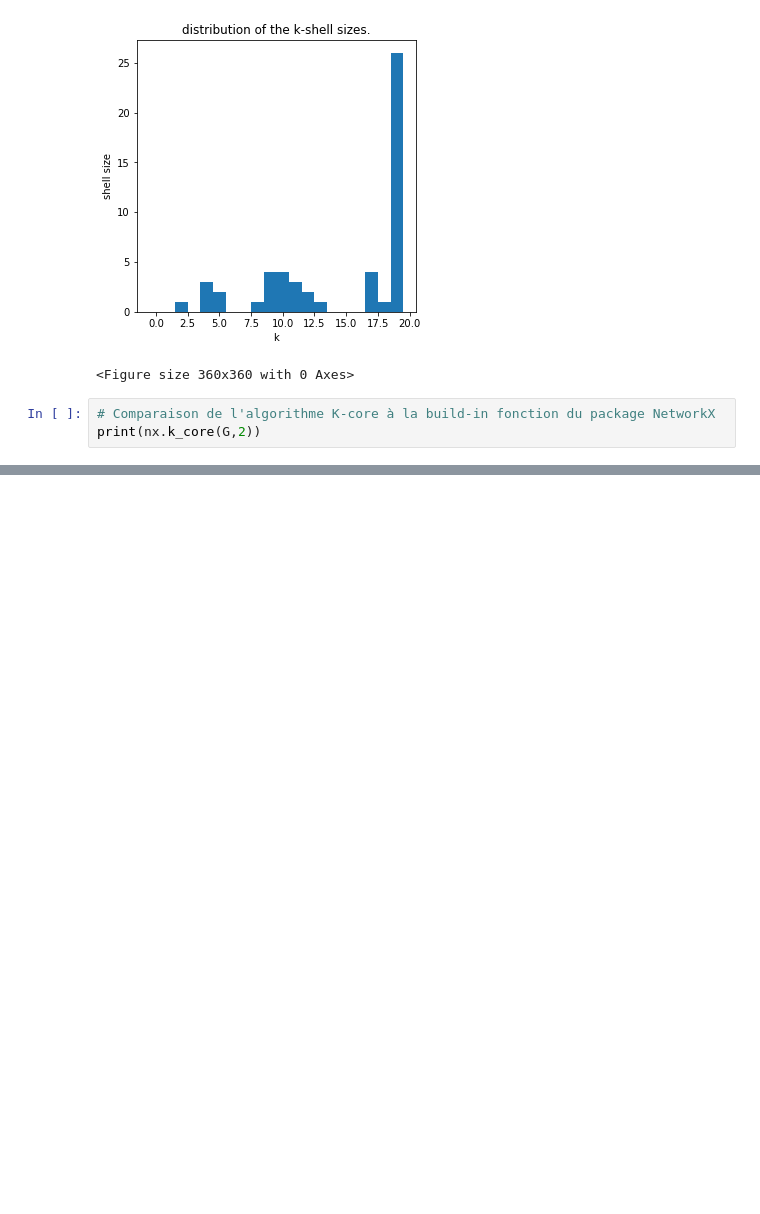
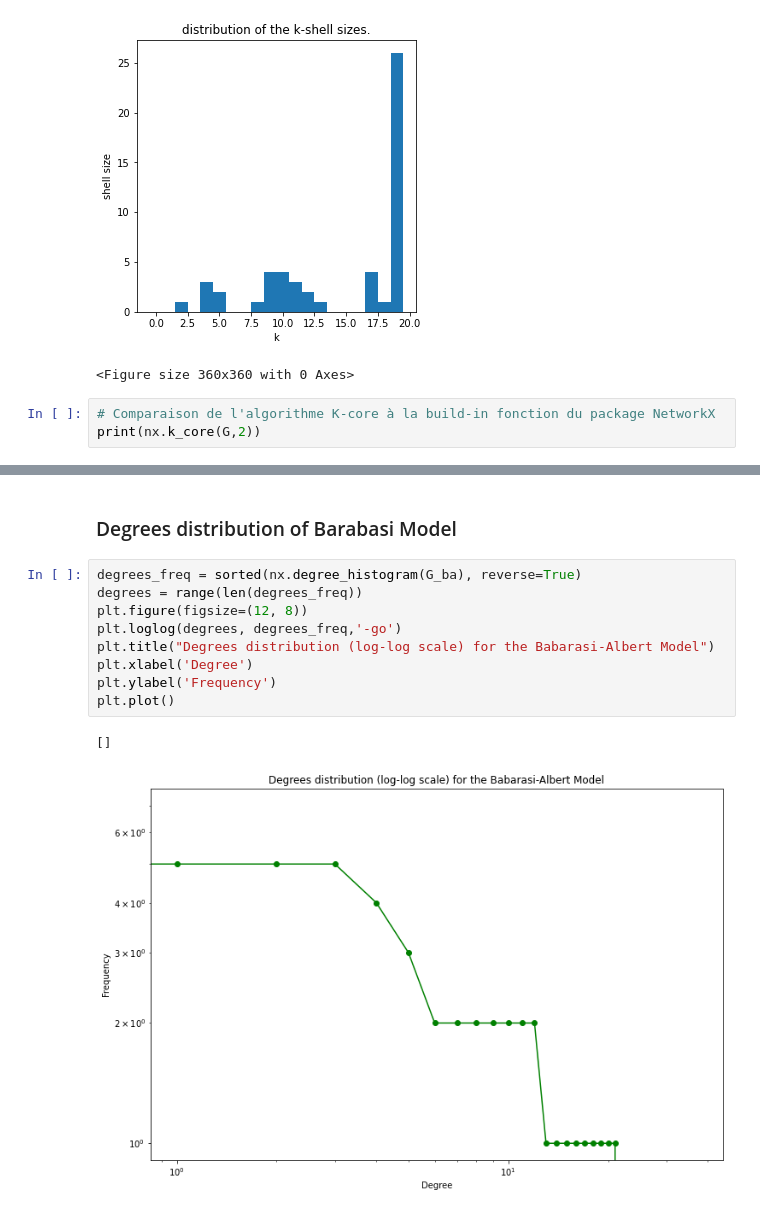
Before and after one commit to SimonLegendrre/LINMA2472_AlgoInDataScienceProjet1, a Jupyter notebook: ProjectWithBook.ipynb, the cells around one changed output, grey strips where cells are left out. Cells and saved outputs as stored; diff of their text form; blank space fills up the shorter version.

```diff
--- a/ProjectWithBook.ipynb
+++ b/ProjectWithBook.ipynb
@@ -489,0 +509,14 @@ print(nx.k_core(G,2))
+# %% [markdown]
+### Degrees distribution of Barabasi Model
+# %%
+degrees_freq = sorted(nx.degree_histogram(G_ba), reverse=True)
+degrees = range(len(degrees_freq))
+plt.figure(figsize=(12, 8))
+plt.loglog(degrees, degrees_freq,'-go')
+plt.title("Degrees distribution (log-log scale) for the Babarasi-Albert Model")
+plt.xlabel('Degree')
+plt.ylabel('Frequency')
+plt.plot()
+# %% [output]
+[]
+[figure, added]
```
Also changed, not shown: parts of 5 cells of this notebook.
